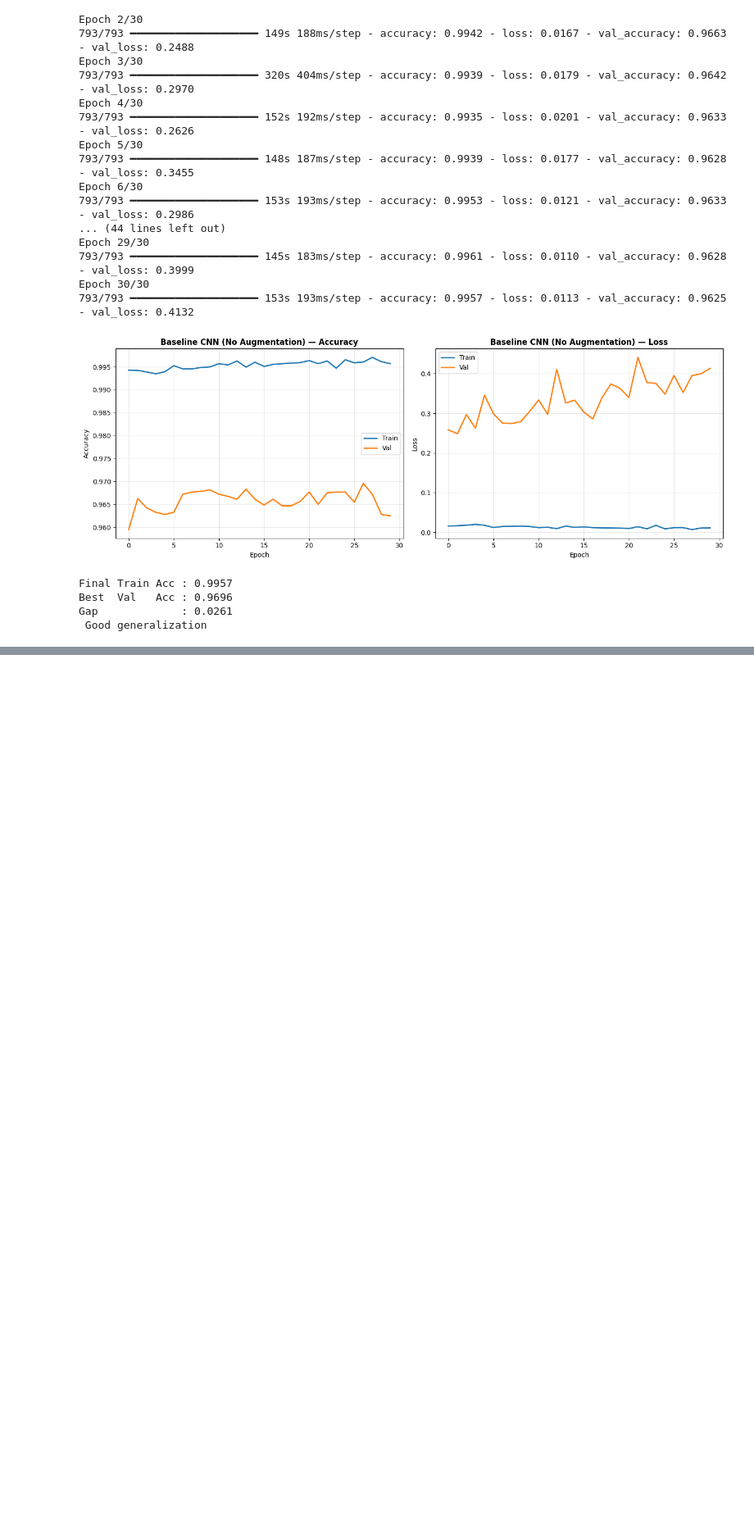
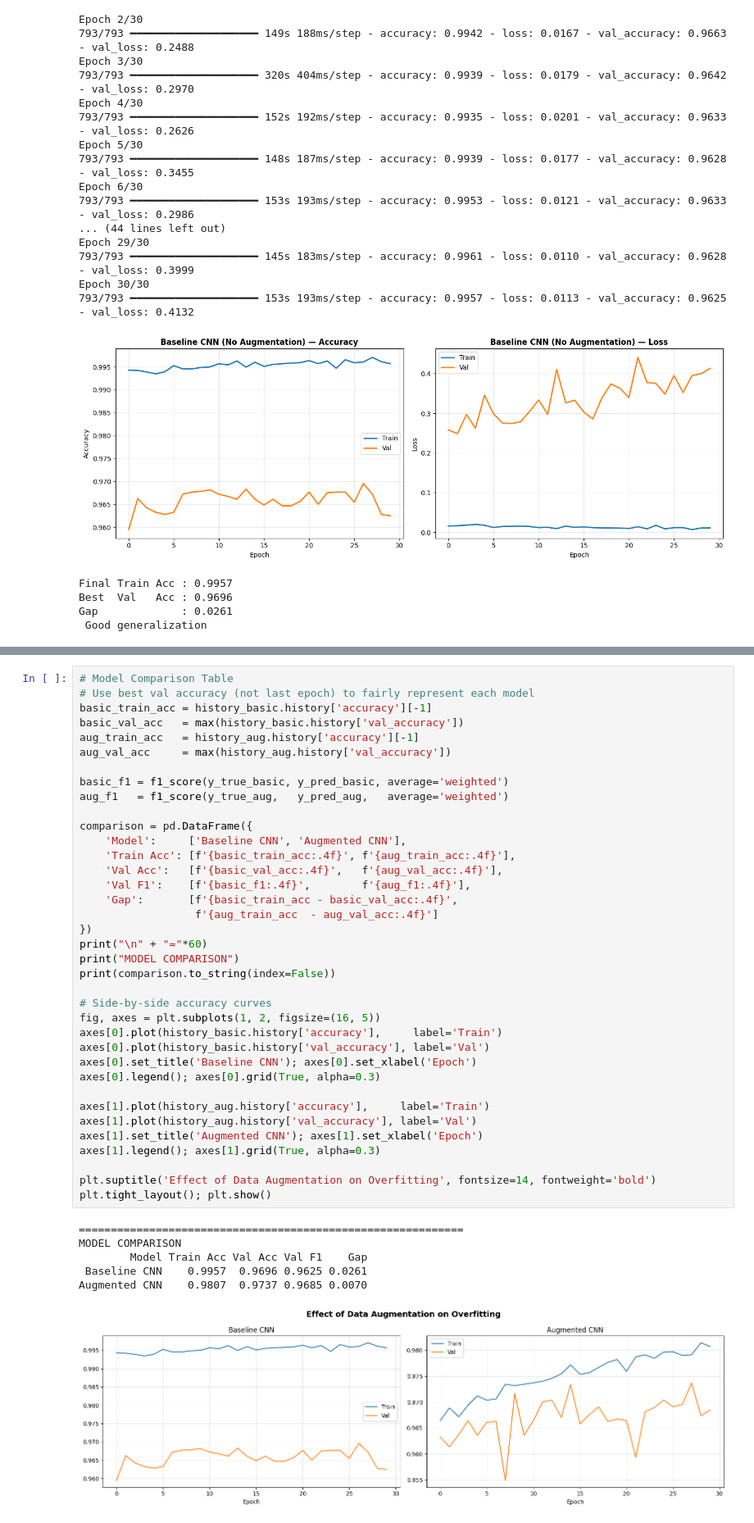
Before and after one commit to alexliu409/mini_project-5, a Jupyter notebook: notebooks/notebook.ipynb, the cells around one changed output, grey strips where cells are left out. Shown at 82% size. Cells and saved outputs as stored; diff of their text form; blank space fills up the shorter version.

```diff
--- a/notebooks/notebook.ipynb
+++ b/notebooks/notebook.ipynb
@@ -351,0 +386,44 @@ KeyboardInterrupt:
+# %%
+# Model Comparison Table
+# Use best val accuracy (not last epoch) to fairly represent each model
+basic_train_acc = history_basic.history['accuracy'][-1]
+basic_val_acc   = max(history_basic.history['val_accuracy'])
+aug_train_acc   = history_aug.history['accuracy'][-1]
+aug_val_acc     = max(history_aug.history['val_accuracy'])
+
+basic_f1 = f1_score(y_true_basic, y_pred_basic, average='weighted')
+aug_f1   = f1_score(y_true_aug,   y_pred_aug,   average='weighted')
+
+comparison = pd.DataFrame({
+    'Model':     ['Baseline CNN', 'Augmented CNN'],
+    'Train Acc': [f'{basic_train_acc:.4f}', f'{aug_train_acc:.4f}'],
+    'Val Acc':   [f'{basic_val_acc:.4f}',   f'{aug_val_acc:.4f}'],
+    'Val F1':    [f'{basic_f1:.4f}',        f'{aug_f1:.4f}'],
+    'Gap':       [f'{basic_train_acc - basic_val_acc:.4f}',
+                  f'{aug_train_acc  - aug_val_acc:.4f}']
+})
+print("\n" + "="*60)
+print("MODEL COMPARISON")
+print(comparison.to_string(index=False))
+
+# Side-by-side accuracy curves
+fig, axes = plt.subplots(1, 2, figsize=(16, 5))
+axes[0].plot(history_basic.history['accuracy'],     label='Train')
+axes[0].plot(history_basic.history['val_accuracy'], label='Val')
+axes[0].set_title('Baseline CNN'); axes[0].set_xlabel('Epoch')
+axes[0].legend(); axes[0].grid(True, alpha=0.3)
+
+axes[1].plot(history_aug.history['accuracy'],     label='Train')
+axes[1].plot(history_aug.history['val_accuracy'], label='Val')
+axes[1].set_title('Augmented CNN'); axes[1].set_xlabel('Epoch')
+axes[1].legend(); axes[1].grid(True, alpha=0.3)
+
+plt.suptitle('Effect of Data Augmentation on Overfitting', fontsize=14, fontweight='bold')
+plt.tight_layout(); plt.show()
+# %% [output]
+============================================================
+MODEL COMPARISON
+        Model Train Acc Val Acc Val F1    Gap
+ Baseline CNN    0.9957  0.9696 0.9625 0.0261
+Augmented CNN    0.9807  0.9737 0.9685 0.0070
+[figure, added]
```
Also changed, not shown: parts of 9 cells of this notebook.
